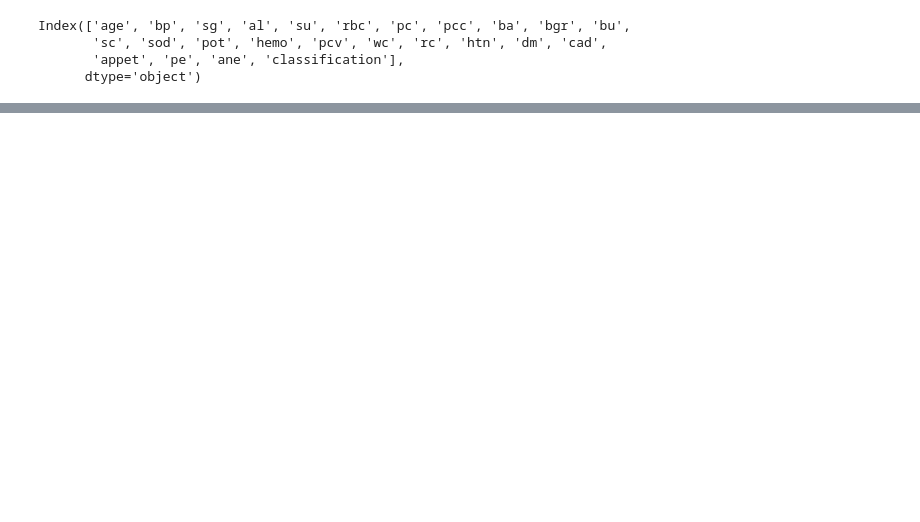
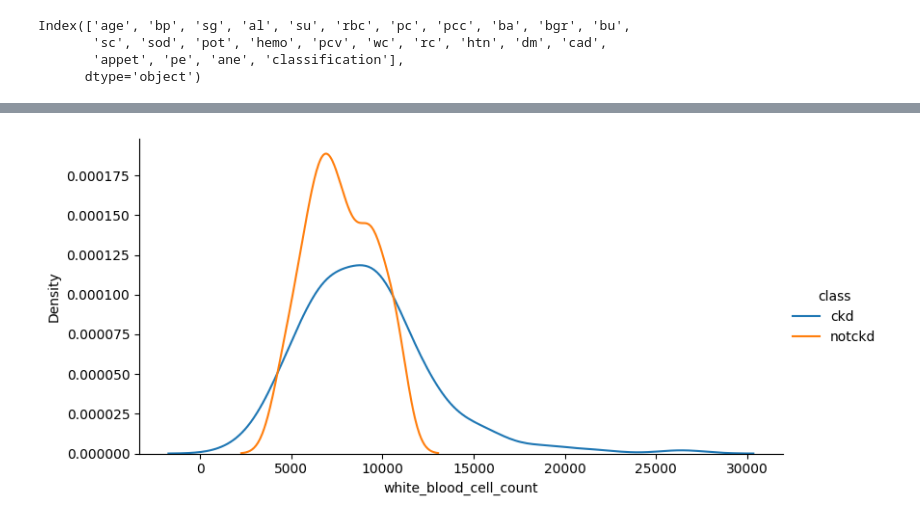
Before and after one commit to shailenderacc/MastersDS, a Jupyter notebook: DecisionTree.ipynb, the cells around one changed output, grey strips where cells are left out. Drawn from its saved outputs; the diff is of its cells as text; code cells hidden in the pictures; blank space fills up the shorter version.

```diff
--- a/DecisionTree.ipynb
+++ b/DecisionTree.ipynb
@@ -112,0 +409,4 @@ Glyph 9 (       ) missing from current font.
+# %%
+kde('white_blood_cell_count')
+# %% [output]
+[figure, added]
```
Also changed, not shown: parts of 34 cells of this notebook.
